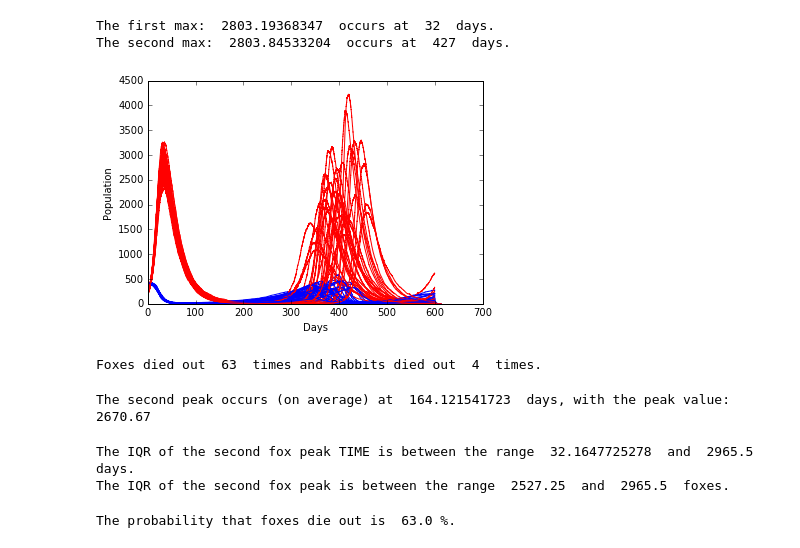
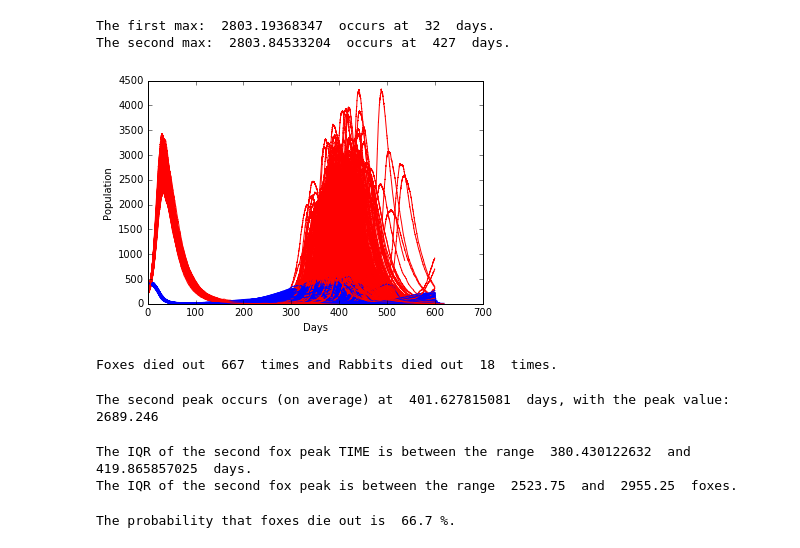
Before and after one commit to yujiazhang84/rabbits-and-foxes-JoeLaviano, a Jupyter notebook: rabbits-and-foxes.ipynb, the cells around one changed output. Saved outputs shown, nothing was run; the diff lists cells and outputs as text; code cells hidden in the pictures.

```diff
--- a/rabbits-and-foxes.ipynb
+++ b/rabbits-and-foxes.ipynb
@@ -135,19 +132,22 @@ print("The second max: ",MaxFoxes2," occurs at ",TimeMaxFoxes2," days.")
 The first max:  2803.19368347  occurs at  32  days.
 The second max:  2803.84533204  occurs at  427  days.
 # %%
-#KMC
+#Kinetic Monte Carlo Method
+
 import random
 
 #Initialize Counter for Extinction Case
 FDeathCount = 0
 RDeathCount = 0
-trials = 100
+trials = 1000
 
 #Initialize Arrays for Second Peak Calculations
 SecondPeak = []
 TimeSecondPeak = []
 
 for i in range(trials):
+
+    #Reset for Each Trial
 
     t= [0]
     KMCR = [R0]
@@ -184,55 +184,64 @@ for i in range(trials):
             #Rabbit Dies
             KMCR.append(KMCR[-1]-1)
             KMCF.append(KMCF[-1])
             t.append(t[-1]+((1/TotalRate)*np.log(1/np.random.rand())))
         elif Rando < (Rb + Rd + Fb):
             #Fox is Born
             KMCR.append(KMCR[-1])
             KMCF.append(KMCF[-1]+1)
             t.append(t[-1]+((1/TotalRate)*np.log(1/np.random.rand())))
         elif Rando < TotalRate:
             #FoxDies
             KMCR.append(KMCR[-1])
             KMCF.append(KMCF[-1]-1)
             t.append(t[-1]+((1/TotalRate)*np.log(1/np.random.rand())))
 
+
+    #Getting Second Peaks and Second Peak Times for each Trial
     KMCSecondHalf = KMCF[len(KMCF)//2:]
     TSecondHalf = t[len(KMCF)//2:]
     Peak2 = np.max(KMCSecondHalf)
     SecondPeak.append(Peak2)
     Timeslot = KMCSecondHalf.index(Peak2)
     TimeSecondPeak.append(TSecondHalf[Timeslot])
-#Stole plotting on the same graph from @Justin
+
+    #Stole plotting on the same graph from @Justin
     plt.plot(t,KMCR,'b')
     plt.plot(t,KMCF,'r')
     plt.legend(loc='best')
 
 plt.xlabel('Days')
 plt.ylabel('Population')
 plt.show()
 print("Foxes died out ",FDeathCount," times and Rabbits died out ",RDeathCount," times." )
 # %% [output]
-[figure, old version]
+[figure, new version]
-Foxes died out  63  times and Rabbits died out  4  times.
+Foxes died out  667  times and Rabbits died out  18  times.
 # %%
 AvgSecondPeak = np.average(SecondPeak)
-AvgTimeSecondPeak = np.average(TimeSecondPeak)
+
+#My way of getting around the extinction time problem, can't be the best way
+NewTimeSecondPeak = []
+for j in range (trials-1):
+    if TimeSecondPeak[j]>200:
+        NewTimeSecondPeak.append(TimeSecondPeak[j])
+AvgTimeSecondPeak = np.average(NewTimeSecondPeak)
 
 print("The second peak occurs (on average) at ",AvgTimeSecondPeak," days, with the peak value: ",AvgSecondPeak)
 # %% [output]
-The second peak occurs (on average) at  164.121541723  days, with the peak value:  2670.67
+The second peak occurs (on average) at  401.627815081  days, with the peak value:  2689.246
 # %%
 Quartile1 = np.percentile(SecondPeak,25)
 Quartile3 = np.percentile(SecondPeak,75)
-TQuartile1 = np.percentile(TimeSecondPeak,25)
-TQuartile3 = np.percentile(TimeSecondPeak,75)
+TQuartile1 = np.percentile(NewTimeSecondPeak,25)
+TQuartile3 = np.percentile(NewTimeSecondPeak,75)
 
-print("The IQR of the second fox peak TIME is between the range ",TQuartile1," and ",Quartile3," days.")
+print("The IQR of the second fox peak TIME is between the range ",TQuartile1," and ",TQuartile3," days.")
 print("The IQR of the second fox peak is between the range ",Quartile1," and ",Quartile3," foxes.")
 # %% [output]
-The IQR of the second fox peak TIME is between the range  32.1647725278  and  2965.5  days.
-The IQR of the second fox peak is between the range  2527.25  and  2965.5  foxes.
+The IQR of the second fox peak TIME is between the range  380.430122632  and  419.865857025  days.
+The IQR of the second fox peak is between the range  2523.75  and  2955.25  foxes.
 # %%
 print("The probability that foxes die out is ",FDeathCount/trials*100,"%.")
 # %% [output]
-The probability that foxes die out is  63.0 %.
+The probability that foxes die out is  66.7 %.
```
Also changed, not shown: parts of 4 cells of this notebook.
